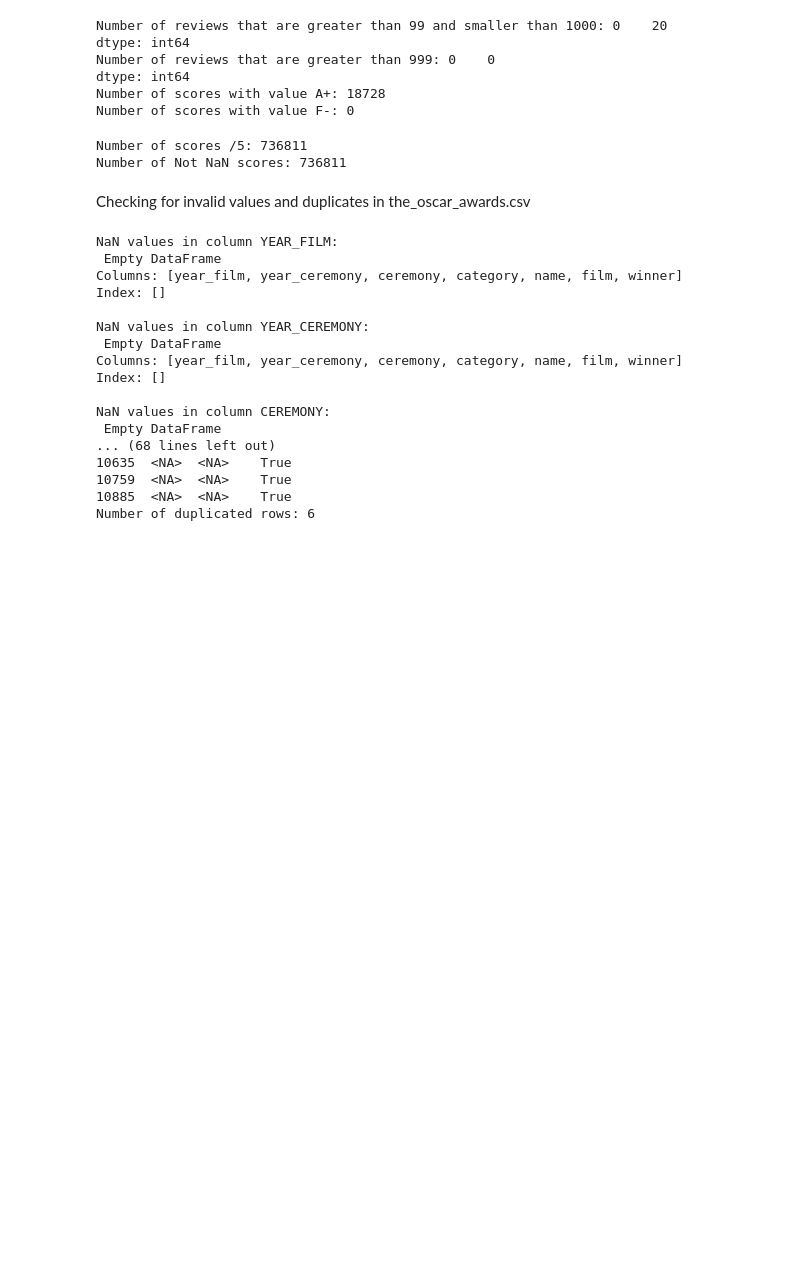
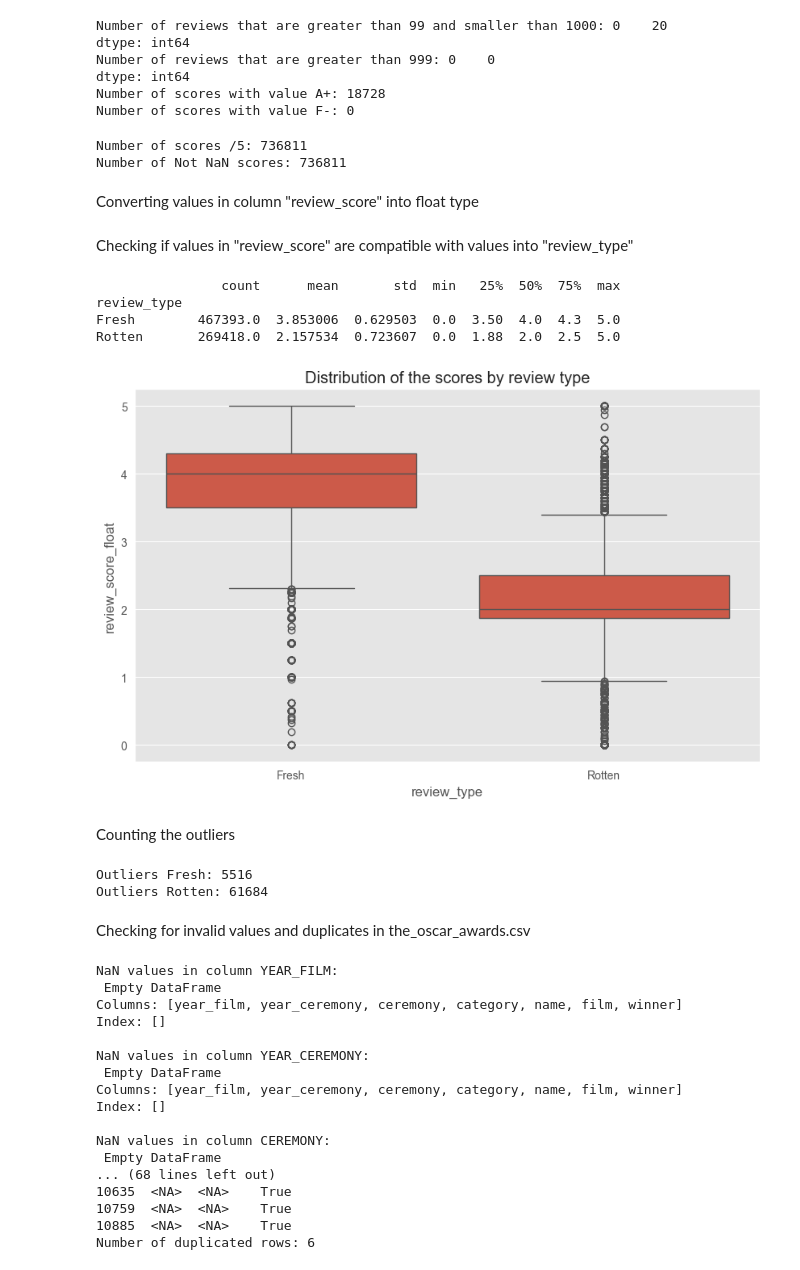
Before and after one commit to deicco/Assignment_IUM_TWEB, a Jupyter notebook: solution/notebooks/data_analysis.ipynb, the cells around one changed output. Drawn from its saved outputs; the diff is of its cells as text; code cells hidden in the pictures; blank space fills up the shorter version.

Commit message:
Inspected the 'rotten_tomatoes' and 'the_oscar_awards' datasets for any outliers

```diff
--- a/solution/notebooks/data_analysis.ipynb
+++ b/solution/notebooks/data_analysis.ipynb
@@ -865,6 +865,45 @@ print("Number of Not NaN scores:",df_reviews['review_score'].notna().sum())
 # %% [output]
 Number of scores /5: 736811
 Number of Not NaN scores: 736811
+# %% [markdown]
+Converting values in column "review_score" into float type
+# %%
+def convert_to_float(review):
+    if isinstance(review, str) and '/' in review:
+        match = re.match(r'(\d+(\.\d+)?)/(\d+)', review)
+        if match:
+            return float(match.group(1)) # numerator
+
+df_reviews['review_score_float'] = df_reviews['review_score'].apply(convert_to_float)
+# %% [markdown]
+Checking if values in "review_score" are compatible with values into "review_type"
+# %%
+# statistics
+score_stats = df_reviews.groupby('review_type')['review_score_float'].describe()
+print(score_stats)
+
+# Boxplot to visualize the distribution of the scores
+plt.figure(figsize=(10, 6))
+sns.boxplot(x='review_type', y='review_score_float', data=df_reviews)
+plt.title('Distribution of the scores by review type')
+plt.show()
+# %% [output]
+                count      mean       std  min   25%  50%  75%  max
+review_type
+Fresh        467393.0  3.853006  0.629503  0.0  3.50  4.0  4.3  5.0
+Rotten       269418.0  2.157534  0.723607  0.0  1.88  2.0  2.5  5.0
+[figure, added]
+# %% [markdown]
+Counting the outliers
+# %%
+outliers_fresh = df_reviews[(df_reviews['review_type'] == 'Fresh') & (df_reviews['review_score_float'] <= 2.5)]
+outliers_rotten = df_reviews[(df_reviews['review_type'] == 'Rotten') & (df_reviews['review_score_float'] > 2.5)]
+
+print(f"Outliers Fresh: {len(outliers_fresh)}")
+print(f"Outliers Rotten: {len(outliers_rotten)}")
+# %% [output]
+Outliers Fresh: 5516
+Outliers Rotten: 61684
 # %% [markdown]
 Checking for invalid values and duplicates in the_oscar_awards.csv
 # %%
```
Also changed, not shown: parts of 6 cells of this notebook.
